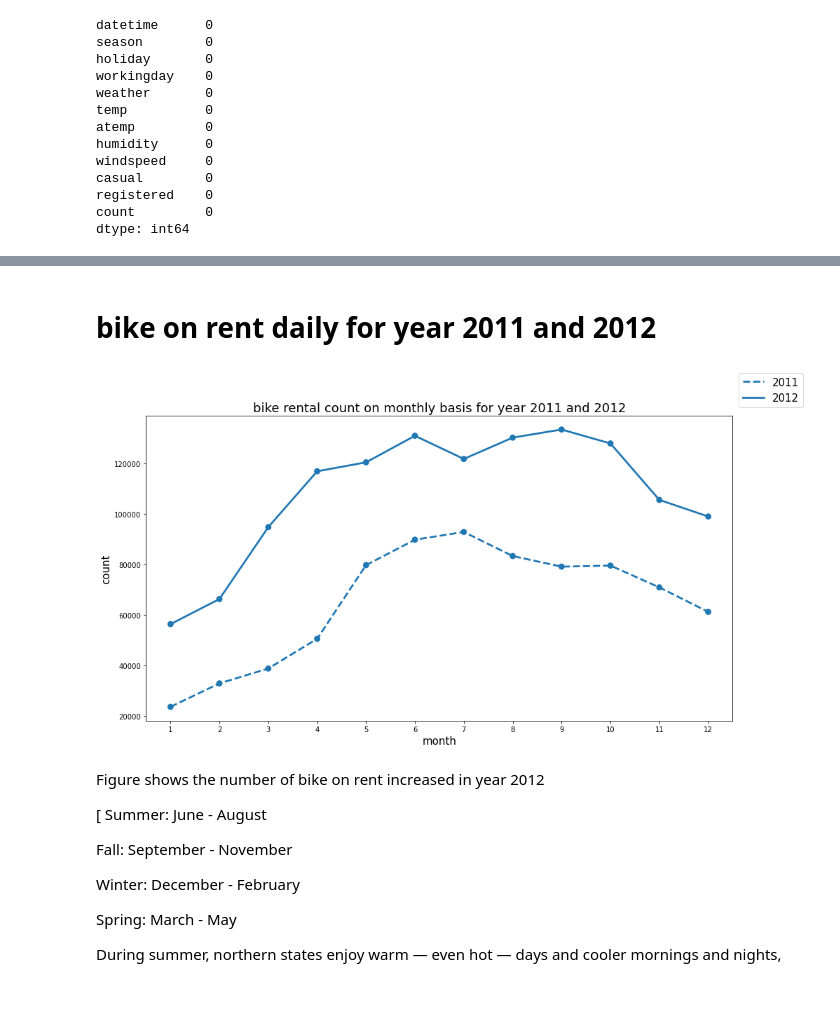
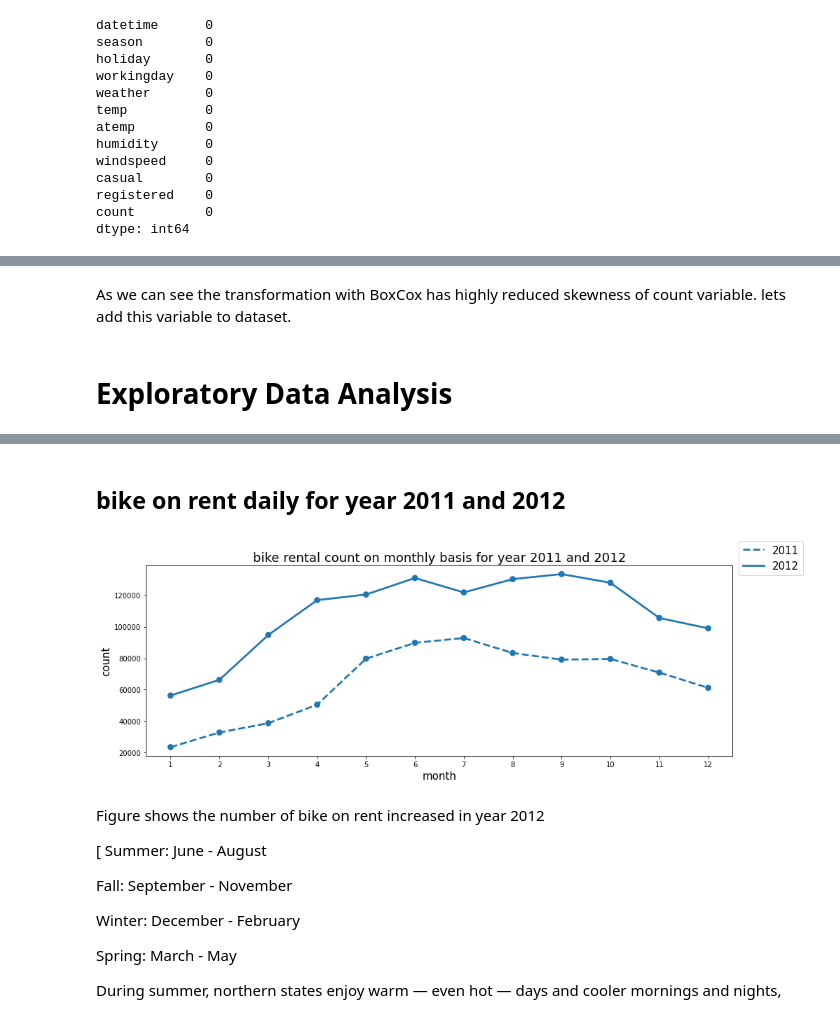
Before and after one commit to nehat280/Bike-Rentals-Regression-Problem-, a Jupyter notebook: bike rentals.ipynb, the cells around one changed output, grey strips where cells are left out. Drawn from its saved outputs; the diff is of its cells as text; code cells hidden in the pictures.

```diff
--- a/bike rentals.ipynb
+++ b/bike rentals.ipynb
@@ -89,0 +129,2 @@ dtype: int64
+# %% [markdown]
+As we can see the transformation with BoxCox  has highly reduced skewness of count variable. lets add this variable to dataset.
@@ -90,3 +137,5 @@ dtype: int64
+# %% [markdown]
+# Exploratory Data Analysis
 # %%
 data['year'] = data.datetime.dt.year
 data['day'] = data.datetime.dt.day
@@ -102,25 +151,25 @@ data.head()
 | 3 | 2011-01-01 03:00:00 | 1 | 0 | 0 | 1 | 9.84 | 14.395 | 75 | 0.0 | 3 | ... |
 | 4 | 2011-01-01 04:00:00 | 1 | 0 | 0 | 1 | 9.84 | 14.395 | 75 | 0.0 | 0 | ... |
 # %% [markdown]
-# bike on rent daily for year 2011 and 2012
+## bike on rent daily for year 2011 and 2012
 # %%
 data_year1 = (data[data.year==2011]
                   .groupby('month')
                    ['count'].sum())
 
 data_year2 = (data[data.year==2012]
                   .groupby('month')
                    ['count'].sum())
 
-fig = plt.figure(figsize=(15,8))
+fig = plt.figure(figsize=(15,5))
 sns.pointplot(data_year1.index,data_year1.values, label='2011', linestyles='--')
 sns.pointplot(data_year1.index,data_year2.values, label='2012')
 plt.xlabel('month',fontsize=15)
 plt.ylabel('count',fontsize=15)
 fig.legend(['2011','2012'], fontsize=15)
 plt.title('bike rental count on monthly basis for year 2011 and 2012',fontsize=18);
 # %% [output]
-[figure, old version]
+[figure, new version]
 # %% [markdown]
 Figure shows the number of bike on rent increased in year 2012
 
```
Also changed, not shown: parts of 33 cells of this notebook, 1 other file.
